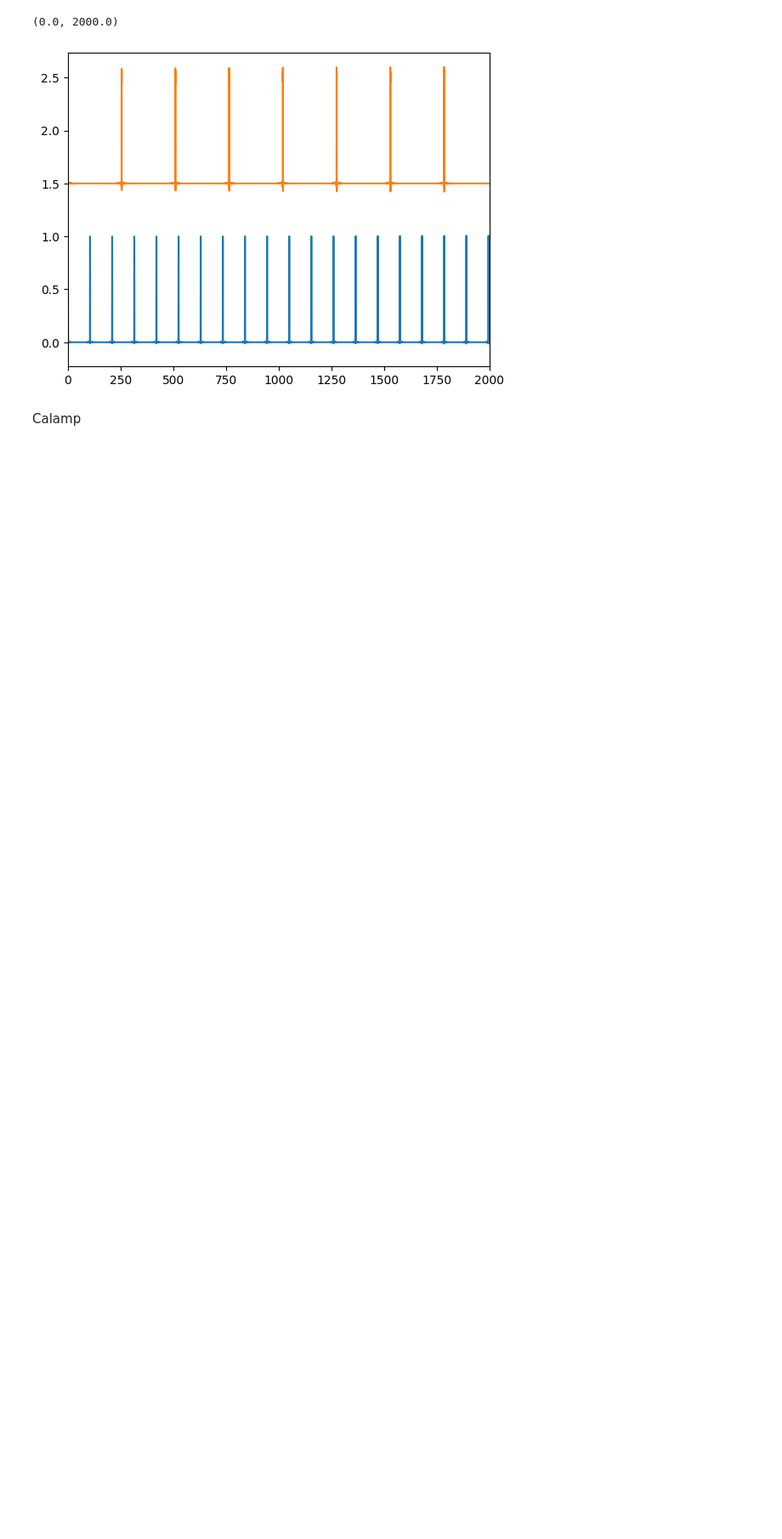
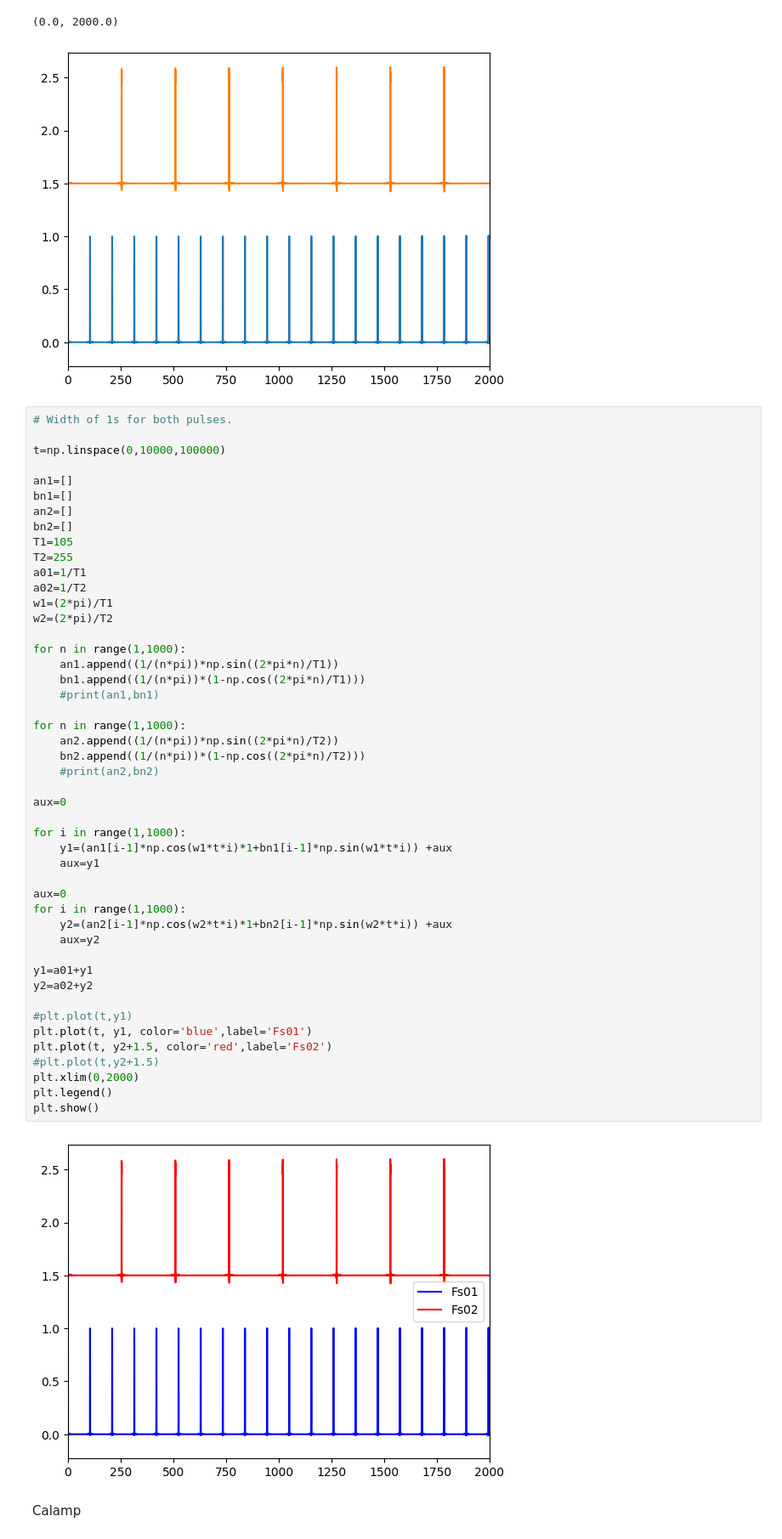
Before and after one commit to jlhb1984/Zonar_projects, a Jupyter notebook: notebooks/templates/math.ipynb, the cells around one changed output. Shown at 85% size. Drawn from its saved outputs; the diff is of its cells as text; blank space fills up the shorter version.

Commit message:
Labels on the chart

```diff
--- a/notebooks/templates/math.ipynb
+++ b/notebooks/templates/math.ipynb
@@ -108,6 +108,55 @@ plt.xlim(0,2000)
 # %% [output]
 (0.0, 2000.0)
 [figure]
+# %%
+# Width of 1s for both pulses.
+
+t=np.linspace(0,10000,100000)
+
+an1=[]
+bn1=[]
+an2=[]
+bn2=[]
+T1=105
+T2=255
+a01=1/T1
+a02=1/T2
+w1=(2*pi)/T1
+w2=(2*pi)/T2
+
+for n in range(1,1000):
+    an1.append((1/(n*pi))*np.sin((2*pi*n)/T1))
+    bn1.append((1/(n*pi))*(1-np.cos((2*pi*n)/T1)))
+    #print(an1,bn1)
+
+for n in range(1,1000):
+    an2.append((1/(n*pi))*np.sin((2*pi*n)/T2))
+    bn2.append((1/(n*pi))*(1-np.cos((2*pi*n)/T2)))
+    #print(an2,bn2)
+
+aux=0
+
+for i in range(1,1000):
+    y1=(an1[i-1]*np.cos(w1*t*i)*1+bn1[i-1]*np.sin(w1*t*i)) +aux
+    aux=y1
+
+aux=0
+for i in range(1,1000):
+    y2=(an2[i-1]*np.cos(w2*t*i)*1+bn2[i-1]*np.sin(w2*t*i)) +aux
+    aux=y2
+
+y1=a01+y1
+y2=a02+y2
+
+#plt.plot(t,y1)
+plt.plot(t, y1, color='blue',label='Fs01')
+plt.plot(t, y2+1.5, color='red',label='Fs02')
+#plt.plot(t,y2+1.5)
+plt.xlim(0,2000)
+plt.legend()
+plt.show()
+# %% [output]
+[figure, added]
 # %% [markdown]
 Calamp
 # %%
```
Also changed, not shown: 2 other files.
